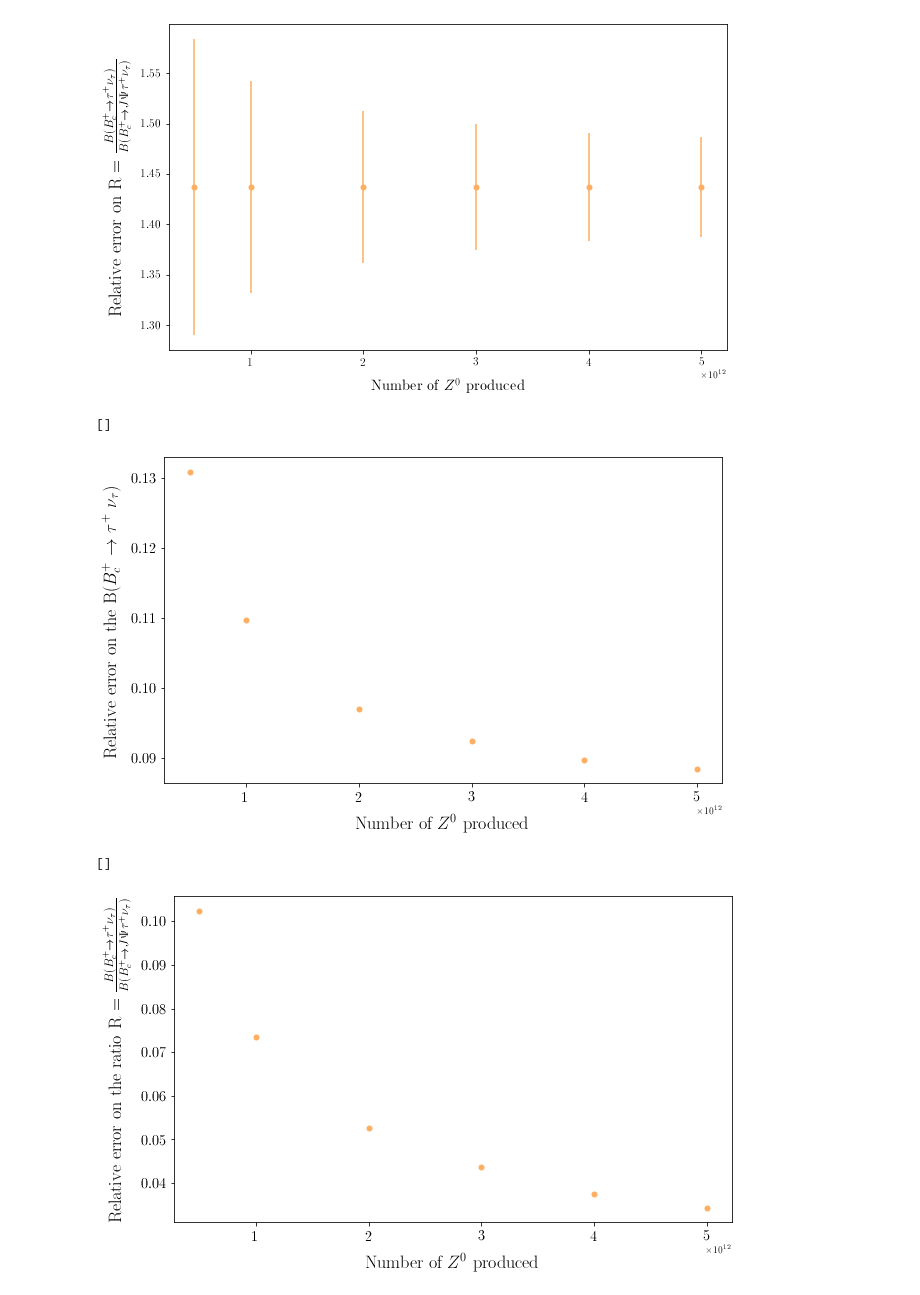
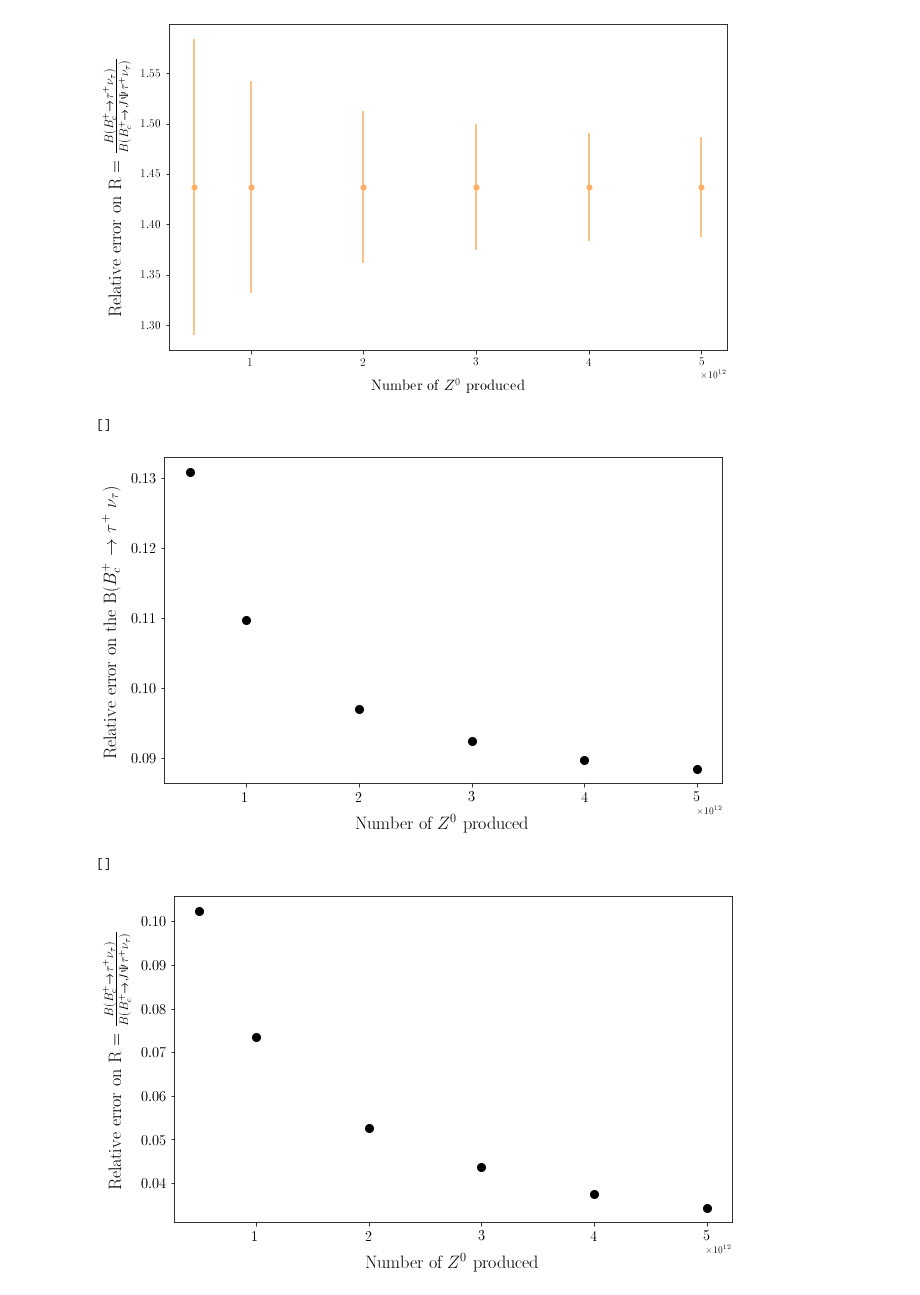
Before and after one commit to MarieHartmann/Stage_M1, a Jupyter notebook: Stage_M1/Bc_to_tau_nu/Branching_Fractions/Bc_tau_nu_branching_ratio.ipynb, the cells around one changed output. Drawn from its saved outputs; the diff is of its cells as text; code cells hidden in the pictures.

```diff
--- a/Stage_M1/Bc_to_tau_nu/Branching_Fractions/Bc_tau_nu_branching_ratio.ipynb
+++ b/Stage_M1/Bc_to_tau_nu/Branching_Fractions/Bc_tau_nu_branching_ratio.ipynb
@@ -373,8 +375,8 @@ plt.figure(figsize=(10,6))
 plt.errorbar(N_Z0_array,
              unumpy.std_devs(BF_SIG)/unumpy.nominal_values(BF_SIG),
              fmt = 'o',
-             color = colour_bc,
-             markersize = 5)
+             color = "k", #colour_bc,
+             markersize = 8)
 
 #plt.xlim(min_bin,max_bin)
 plt.xlabel(r"Number of $Z^0$ produced", fontsize=18, labelpad=10)
@@ -384,22 +386,22 @@ plt.tick_params(axis='both', which='major', labelsize=15)
 plt.plot()
 # %% [output]
 []
-[figure, old version]
+[figure, new version]
 # %%
 plt.figure(figsize=(10,6))
 
 plt.errorbar(N_Z0_array,
              unumpy.std_devs(RATIO)/unumpy.nominal_values(RATIO),
              fmt = 'o',
-             color = colour_bc,
-             markersize = 5)
+             color = "k",#colour_bc,
+             markersize = 8)
 
 #plt.xlim(min_bin,max_bin)
 plt.xlabel(r"Number of $Z^0$ produced", fontsize=18, labelpad=10)
 plt.ylabel(r"Relative error on R = $\frac{B(B_c^+ \rightarrow \tau^+ \nu_\tau)}{B(B_c^+ \rightarrow J\Psi \tau^+ \nu_\tau)}$", fontsize=18, labelpad=10)
 plt.tick_params(axis='both', which='major', labelsize=15)
 #plt.legend(fontsize=15)
 plt.plot()
 # %% [output]
 []
-[figure, old version]
+[figure, new version]
```
Also changed, not shown: parts of 2 cells of this notebook.
